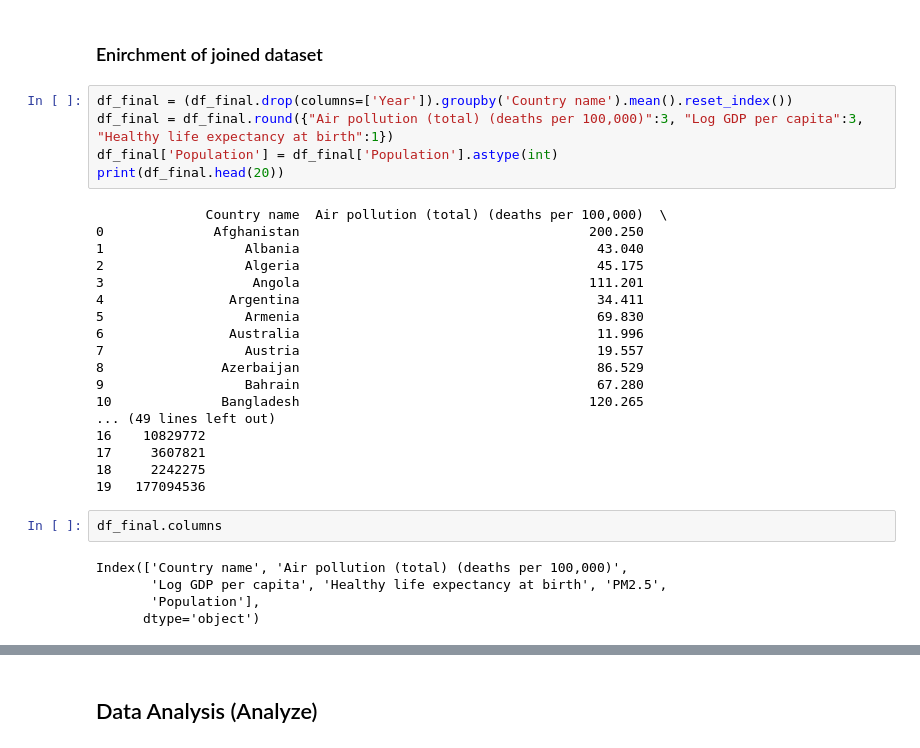
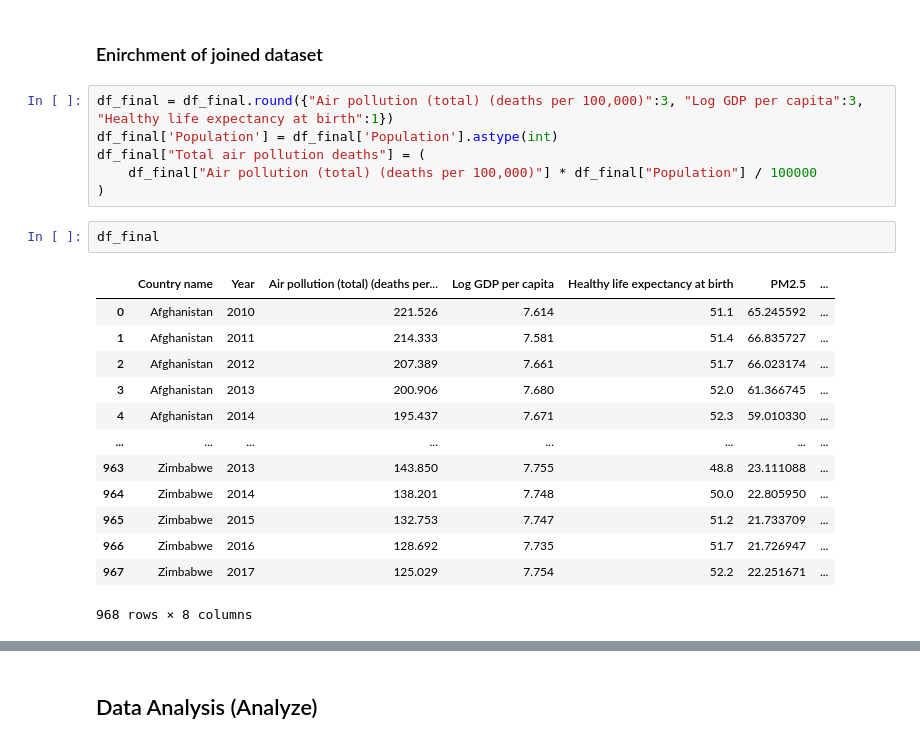
Before and after one commit to JayHaych/SC3021-Data-Science-Fundamental-Group-Project, a Jupyter notebook: Group4_SDAA_notebook.ipynb, the cells around one changed output, grey strips where cells are left out. Drawn from its saved outputs; the diff is of its cells as text.

```diff
--- a/Group4_SDAA_notebook.ipynb
+++ b/Group4_SDAA_notebook.ipynb
@@ -1067,32 +1067,24 @@ dtype: int64
 # %% [markdown]
 ### Enirchment of joined dataset
 # %%
-df_final = (df_final.drop(columns=['Year']).groupby('Country name').mean().reset_index())
 df_final = df_final.round({"Air pollution (total) (deaths per 100,000)":3, "Log GDP per capita":3, "Healthy life expectancy at birth":1})
 df_final['Population'] = df_final['Population'].astype(int)
-print(df_final.head(20))
+df_final["Total air pollution deaths"] = (
+    df_final["Air pollution (total) (deaths per 100,000)"] * df_final["Population"] / 100000
+)
-# %% [output]
-              Country name  Air pollution (total) (deaths per 100,000)  \
-0              Afghanistan                                     200.250
-1                  Albania                                      43.040
-2                  Algeria                                      45.175
-3                   Angola                                     111.201
-4                Argentina                                      34.411
-5                  Armenia                                      69.830
-6                Australia                                      11.996
-7                  Austria                                      19.557
-8               Azerbaijan                                      86.529
-9                  Bahrain                                      67.280
-10              Bangladesh                                     120.265
-... (49 lines left out)
-16    10829772
-17     3607821
-18     2242275
-19   177094536
 # %%
-df_final.columns
+df_final
 # %% [output]
+|  | Country name | Year | Air pollution (total) (deaths per... | Log GDP per capita | Healthy life expectancy at birth | PM2.5 | ... |
+| 0 | Afghanistan | 2010 | 221.526 | 7.614 | 51.1 | 65.245592 | ... |
+| 1 | Afghanistan | 2011 | 214.333 | 7.581 | 51.4 | 66.835727 | ... |
+| 2 | Afghanistan | 2012 | 207.389 | 7.661 | 51.7 | 66.023174 | ... |
+| 3 | Afghanistan | 2013 | 200.906 | 7.680 | 52.0 | 61.366745 | ... |
+| 4 | Afghanistan | 2014 | 195.437 | 7.671 | 52.3 | 59.010330 | ... |
+| ... | ... | ... | ... | ... | ... | ... | ... |
+| 963 | Zimbabwe | 2013 | 143.850 | 7.755 | 48.8 | 23.111088 | ... |
+| 964 | Zimbabwe | 2014 | 138.201 | 7.748 | 50.0 | 22.805950 | ... |
+| 965 | Zimbabwe | 2015 | 132.753 | 7.747 | 51.2 | 21.733709 | ... |
+| 966 | Zimbabwe | 2016 | 128.692 | 7.735 | 51.7 | 21.726947 | ... |
+| 967 | Zimbabwe | 2017 | 125.029 | 7.754 | 52.2 | 22.251671 | ... |
-Index(['Country name', 'Air pollution (total) (deaths per 100,000)',
-       'Log GDP per capita', 'Healthy life expectancy at birth', 'PM2.5',
-       'Population'],
-      dtype='object')
+968 rows × 8 columns
```
Also changed, not shown: parts of 8 cells of this notebook.
